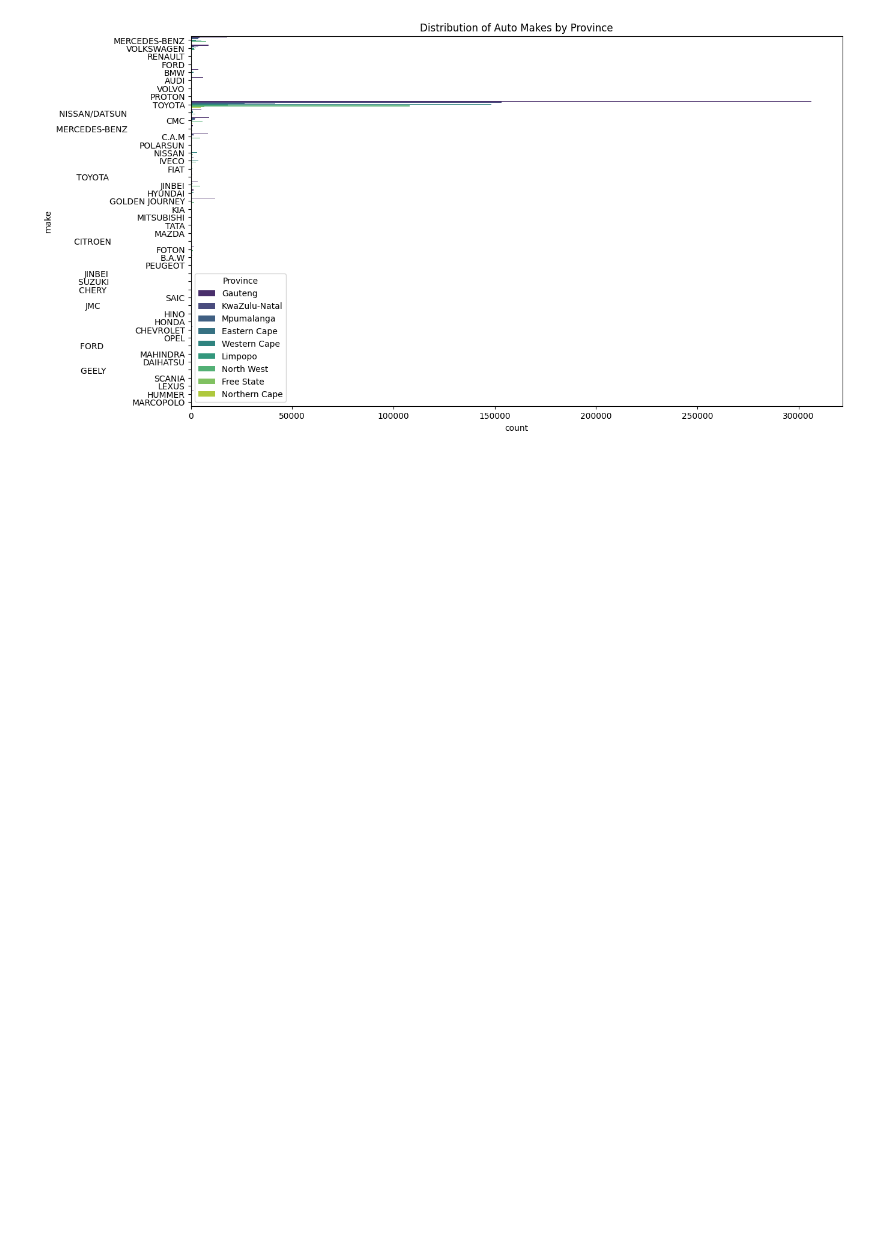
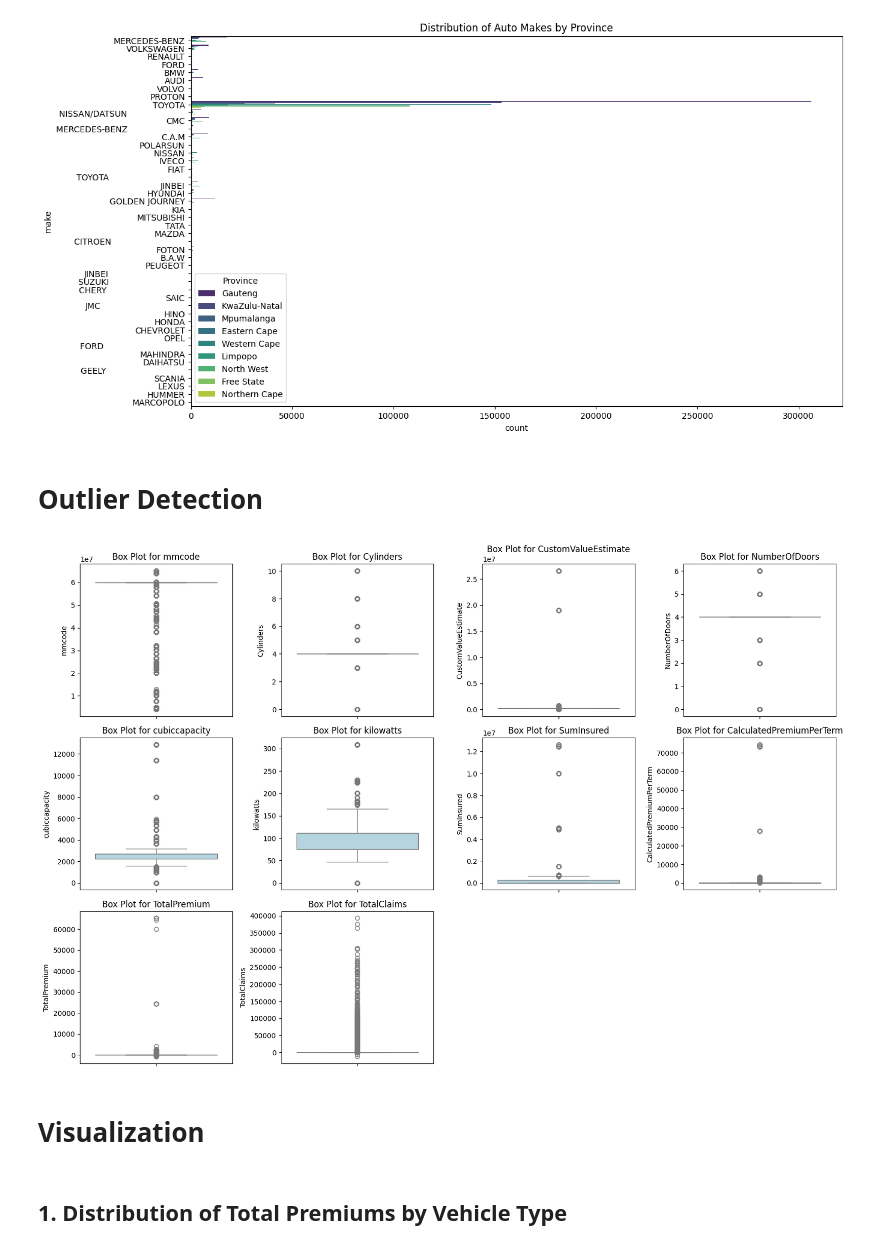
Before and after one commit to habteyesasfaw/ACIS-Marketing-Analytics-Project, a Jupyter notebook: notebooks/eda/eda_insurance_claims.ipynb, the cells around one changed output. Saved outputs shown, nothing was run; the diff lists cells and outputs as text; code cells hidden in the pictures; blank space fills up the shorter version.

```diff
--- a/notebooks/eda/eda_insurance_claims.ipynb
+++ b/notebooks/eda/eda_insurance_claims.ipynb
@@ -311,3 +311,34 @@ plt.title('Distribution of Auto Makes by Province')
 plt.show()
 # %% [output]
 [figure]
+# %% [markdown]
+# Outlier Detection
+# %%
+# List of numerical columns
+numerical_cols = [
+    'mmcode', 'Cylinders', 'CustomValueEstimate', 'NumberOfDoors',
+    'cubiccapacity', 'kilowatts', 'SumInsured', 'CalculatedPremiumPerTerm',
+    'TotalPremium', 'TotalClaims'
+]
+# %%
+
+
+# Remove rows with NaN values in numerical columns to avoid plotting errors
+data = data[numerical_cols].dropna()
+
+# Plot box plots for each numerical column
+plt.figure(figsize=(16, 14))  # Adjust the figure size as needed
+
+for i, col in enumerate(numerical_cols, 1):
+    plt.subplot(4, 4, i)  # Adjust grid size based on the number of numerical columns
+    sns.boxplot(y=data[col], color='lightblue')
+    plt.title(f'Box Plot for {col}')
+
+plt.tight_layout()
+plt.show()
+# %% [output]
+[figure, added]
+# %% [markdown]
+# Visualization
+# %% [markdown]
+## 1. Distribution of Total Premiums by Vehicle Type
```
Also changed, not shown: parts of 6 cells of this notebook.
